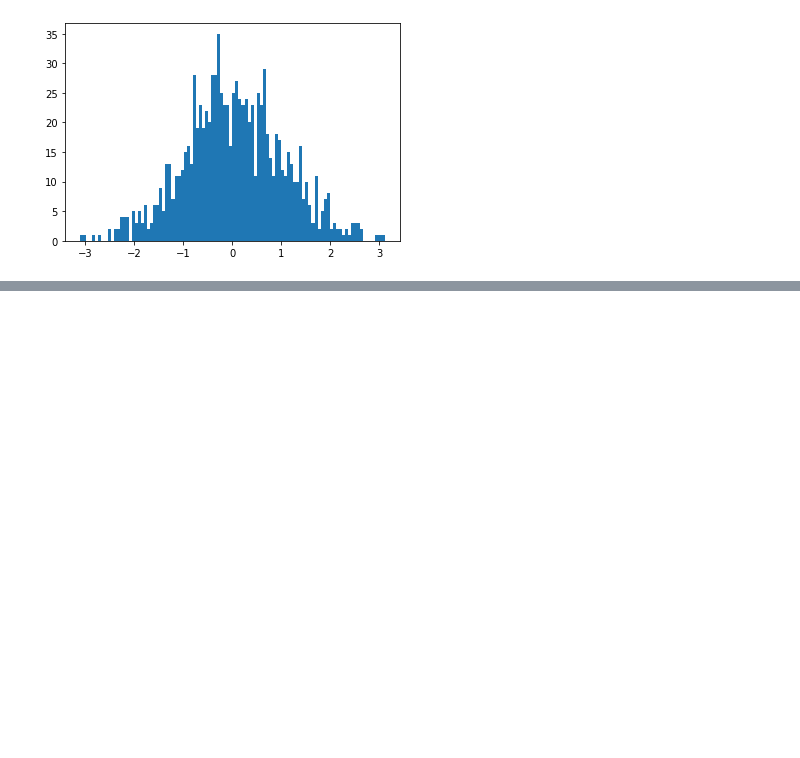
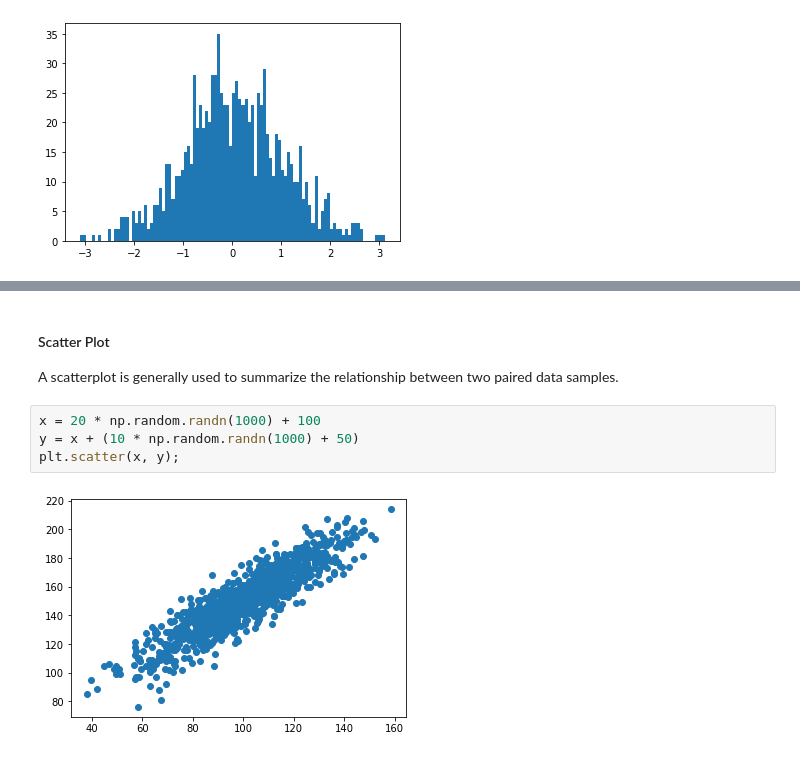
Before and after one commit to BR0B0T/Something, a Jupyter notebook: Stats_MLM.ipynb, the cells around one changed output, grey strips where cells are left out. Cells and saved outputs as stored; diff of their text form; blank space fills up the shorter version.

```diff
--- a/Stats_MLM.ipynb
+++ b/Stats_MLM.ipynb
@@ -164,0 +182,10 @@ plt.hist(x, bins=100);
+# %% [markdown]
+#### Scatter Plot
+
+A scatterplot is generally used to summarize the relationship between two paired data samples.
+# %%
+x = 20 * np.random.randn(1000) + 100
+y = x + (10 * np.random.randn(1000) + 50)
+plt.scatter(x, y);
+# %% [output]
+[figure, added]
```
Also changed, not shown: parts of 11 cells of this notebook.
